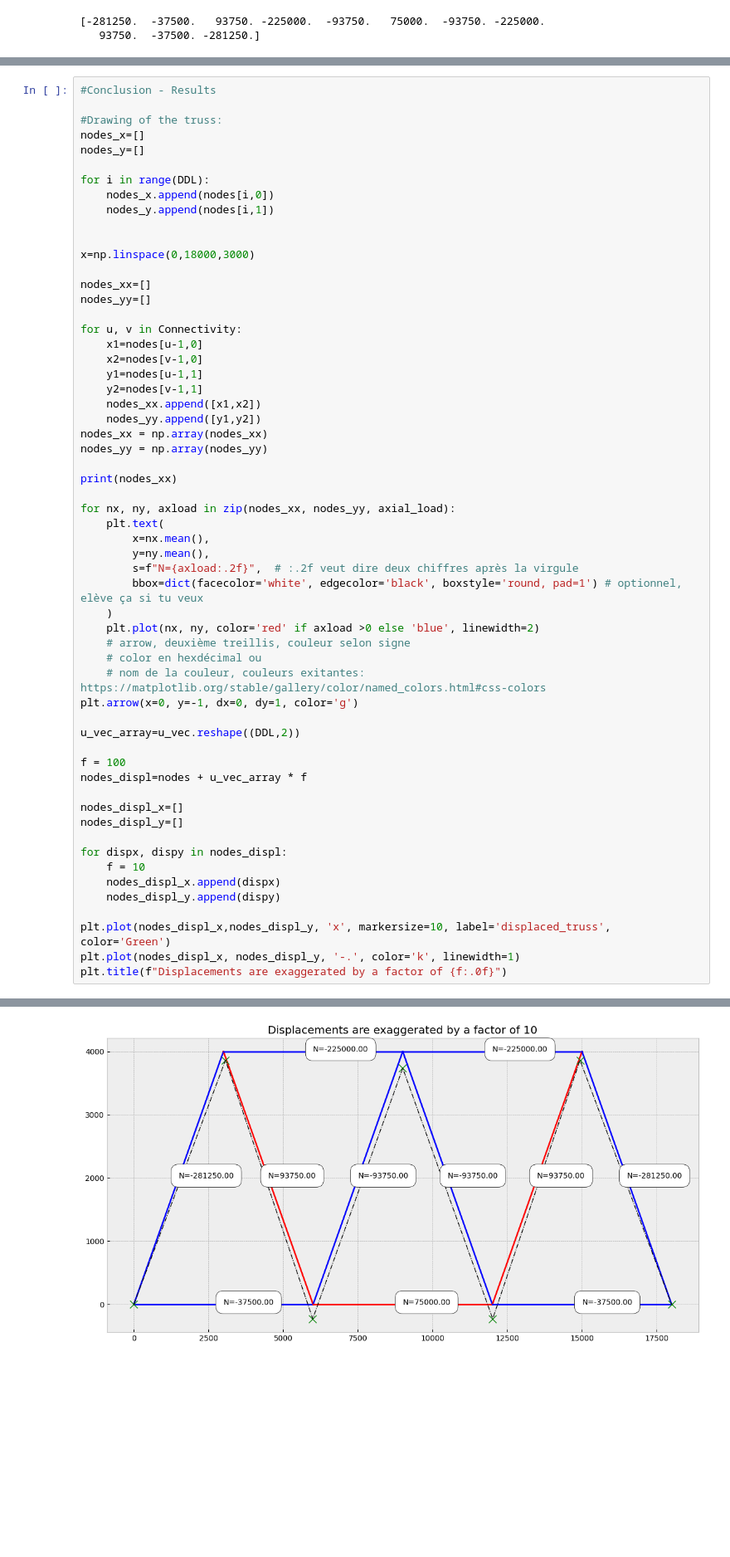
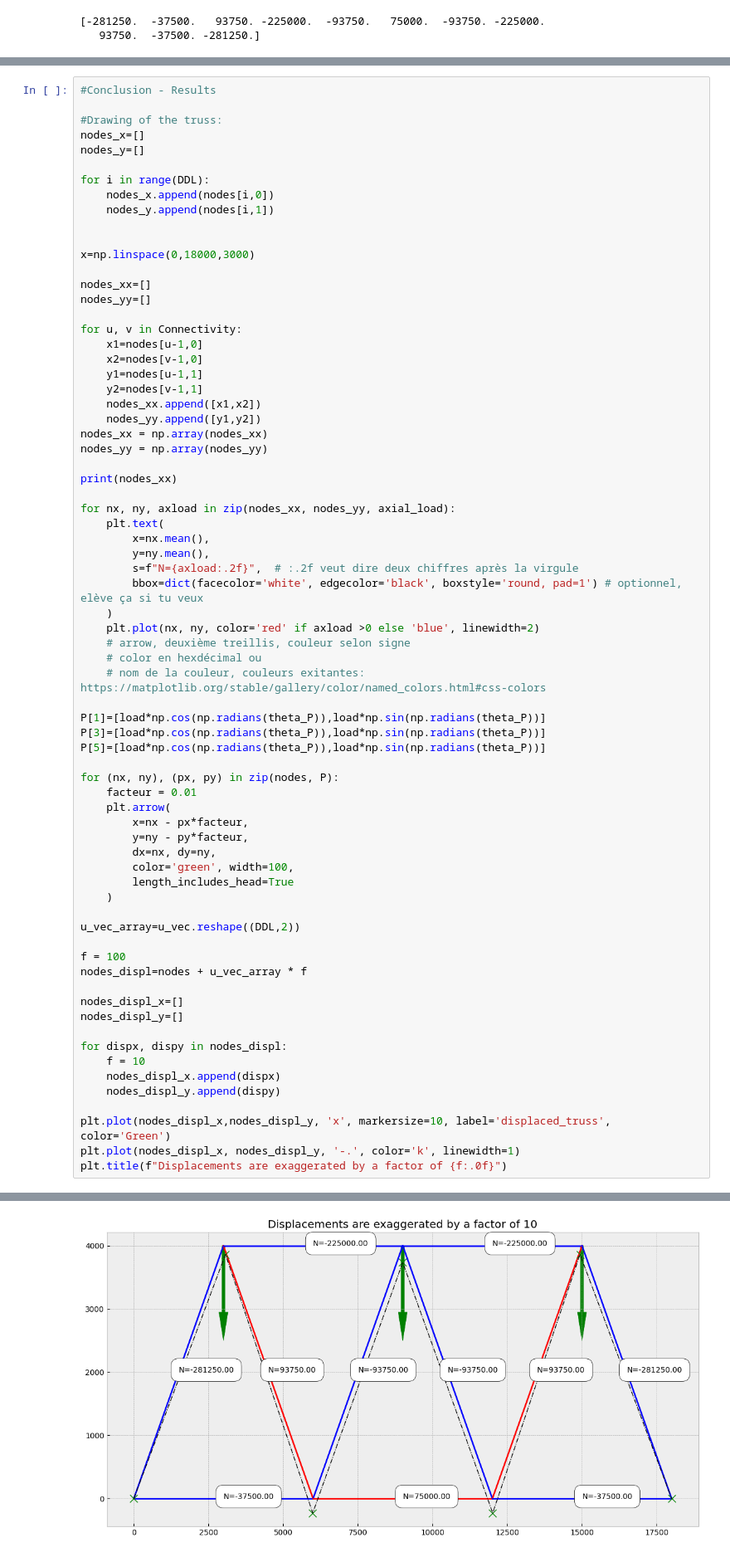
Before and after one commit to LaureToullier/Non-Linear-Analysis, a Jupyter notebook: ASSIGNMENT 1/NLA_Assignement1.ipynb, the cells around one changed output, grey strips where cells are left out. Shown at 83% size. Cells and saved outputs as stored; diff of their text form; blank space fills up the shorter version.

```diff
--- a/ASSIGNMENT 1/NLA_Assignement1.ipynb
+++ b/ASSIGNMENT 1/NLA_Assignement1.ipynb
@@ -573,35 +573,48 @@ for nx, ny, axload in zip(nodes_xx, nodes_yy, axial_load):
     # arrow, deuxième treillis, couleur selon signe
     # color en hexdécimal ou
     # nom de la couleur, couleurs exitantes: https://matplotlib.org/stable/gallery/color/named_colors.html#css-colors
-plt.arrow(x=0, y=-1, dx=0, dy=1, color='g')
+
+P[1]=[load*np.cos(np.radians(theta_P)),load*np.sin(np.radians(theta_P))]
+P[3]=[load*np.cos(np.radians(theta_P)),load*np.sin(np.radians(theta_P))]
+P[5]=[load*np.cos(np.radians(theta_P)),load*np.sin(np.radians(theta_P))]
+
+for (nx, ny), (px, py) in zip(nodes, P):
+    facteur = 0.01
+    plt.arrow(
+        x=nx - px*facteur,
+        y=ny - py*facteur,
+        dx=nx, dy=ny,
+        color='green', width=100,
+        length_includes_head=True
+    )
 
 u_vec_array=u_vec.reshape((DDL,2))
 
 f = 100
 nodes_displ=nodes + u_vec_array * f
 
 nodes_displ_x=[]
 nodes_displ_y=[]
 
 for dispx, dispy in nodes_displ:
     f = 10
     nodes_displ_x.append(dispx)
     nodes_displ_y.append(dispy)
 
 plt.plot(nodes_displ_x,nodes_displ_y, 'x', markersize=10, label='displaced_truss', color='Green')
 plt.plot(nodes_displ_x, nodes_displ_y, '-.', color='k', linewidth=1)
 plt.title(f"Displacements are exaggerated by a factor of {f:.0f}")
 # %% [output]
 [[    0.  3000.]
  [    0.  6000.]
  [ 3000.  6000.]
  [ 3000.  9000.]
  [ 6000.  9000.]
  [ 6000. 12000.]
  [ 9000. 12000.]
  [ 9000. 15000.]
  [12000. 15000.]
  [12000. 18000.]
  [15000. 18000.]]
 Text(0.5, 1.0, 'Displacements are exaggerated by a factor of 10')
-[figure, old version]
+[figure, new version]
```
